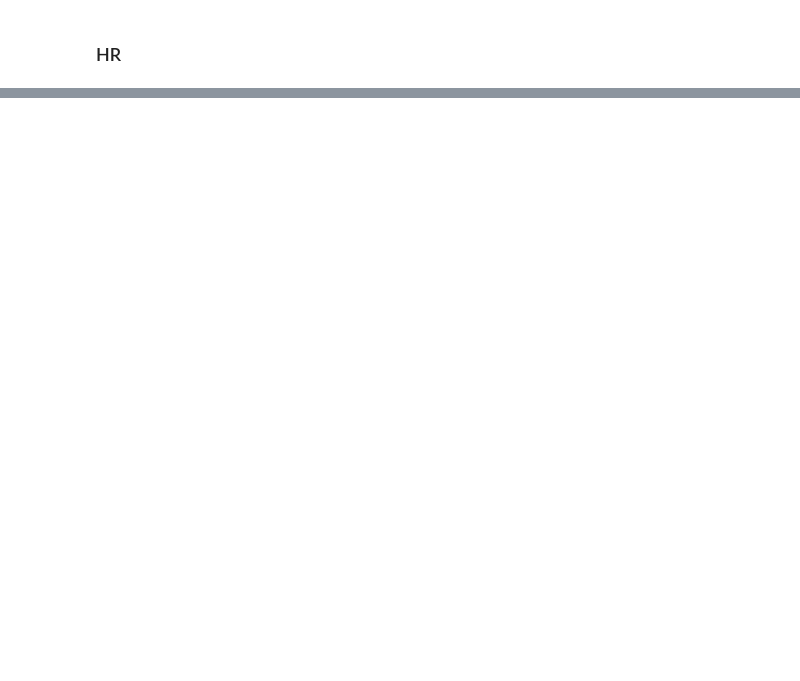
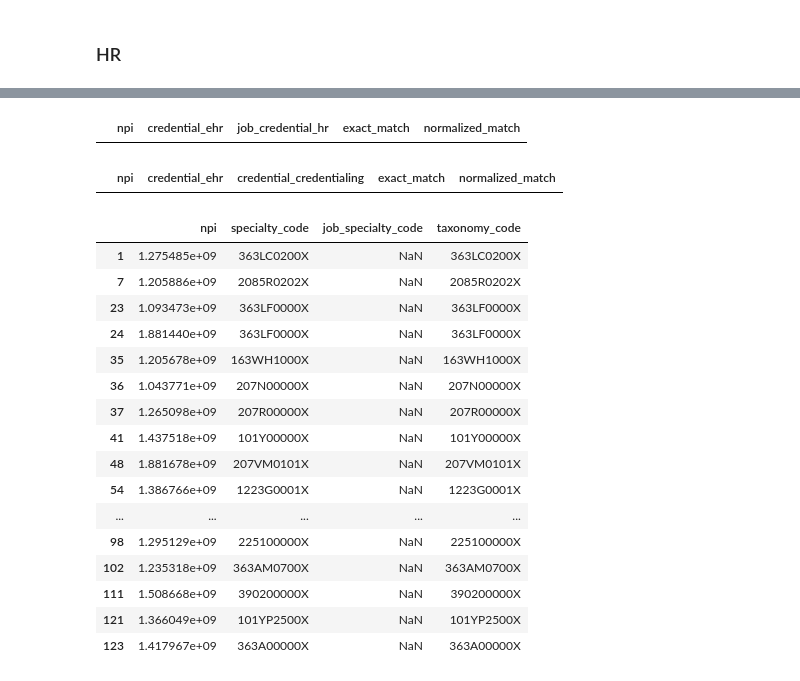
Before and after one commit to monkikat/provider-mdm-pimcore, a Jupyter notebook: notebooks/profiling_source_data.ipynb, the cells around one changed output, grey strips where cells are left out. Saved outputs shown, nothing was run; the diff lists cells and outputs as text; code cells hidden in the pictures; blank space fills up the shorter version.

```diff
--- a/notebooks/profiling_source_data.ipynb
+++ b/notebooks/profiling_source_data.ipynb
@@ -845,0 +982,71 @@ print(FINDINGS_PATH)
+# %%
+# Credentials
+ehr_hr_credential = compare_across_sources(
+    "EHR", ehr_raw, "credential",
+    "HR", hr_raw, "job_credential"
+)
+
+ehr_cred_credential = compare_across_sources(
+    "EHR", ehr_raw, "credential",
+    "CREDENTIALING", cred_raw, "credential"
+)
+
+display(ehr_hr_credential[ehr_hr_credential["exact_match"] == False].head(20))
+display(ehr_cred_credential[ehr_cred_credential["exact_match"] == False].head(20))
+# %% [output]
+|  | npi | credential_ehr | job_credential_hr | exact_match | normalized_match |
+|  | npi | credential_ehr | credential_credentialing | exact_match | normalized_match |
+# %%
+# Specialty / taxonomy completeness across matched NPIs.
+specialty_compare = (
+    ehr_raw[["npi", "specialty_code"]]
+    .dropna(subset=["npi"])
+    .merge(
+        hr_raw[["npi", "job_specialty_code"]].dropna(subset=["npi"]),
+        on="npi",
+        how="inner"
+    )
+    .merge(
+        cred_raw[["npi", "taxonomy_code"]].dropna(subset=["npi"]),
+        on="npi",
+        how="inner"
+    )
+)
+
+hr_specialty_gap = specialty_compare[
+    specialty_compare["job_specialty_code"].isna() &
+    (
+        specialty_compare["specialty_code"].notna() |
+        specialty_compare["taxonomy_code"].notna()
+    )
+]
+
+display(hr_specialty_gap.head(20))
+
+if not hr_specialty_gap.empty:
+    add_finding(
+        dataset="HR",
+        column="job_specialty_code",
+        issue="Specialty is missing for some providers where another source has specialty data",
+        example=f"{len(hr_specialty_gap)} matched providers",
+        planned_action="Retain source-level missingness and consider available specialty values during survivorship",
+        stage="Data Quality"
+    )
+# %% [output]
+|  | npi | specialty_code | job_specialty_code | taxonomy_code |
+| 1 | 1.275485e+09 | 363LC0200X | NaN | 363LC0200X |
+| 7 | 1.205886e+09 | 2085R0202X | NaN | 2085R0202X |
+| 23 | 1.093473e+09 | 363LF0000X | NaN | 363LF0000X |
+| 24 | 1.881440e+09 | 363LF0000X | NaN | 363LF0000X |
+| 35 | 1.205678e+09 | 163WH1000X | NaN | 163WH1000X |
+| 36 | 1.043771e+09 | 207N00000X | NaN | 207N00000X |
+| 37 | 1.265098e+09 | 207R00000X | NaN | 207R00000X |
+| 41 | 1.437518e+09 | 101Y00000X | NaN | 101Y00000X |
+| 48 | 1.881678e+09 | 207VM0101X | NaN | 207VM0101X |
+| 54 | 1.386766e+09 | 1223G0001X | NaN | 1223G0001X |
+| ... | ... | ... | ... | ... |
+| 98 | 1.295129e+09 | 225100000X | NaN | 225100000X |
+| 102 | 1.235318e+09 | 363AM0700X | NaN | 363AM0700X |
+| 111 | 1.508668e+09 | 390200000X | NaN | 390200000X |
+| 121 | 1.366049e+09 | 101YP2500X | NaN | 101YP2500X |
+| 123 | 1.417967e+09 | 363A00000X | NaN | 363A00000X |
```
Also changed, not shown: parts of 96 cells of this notebook, 1 other file.
